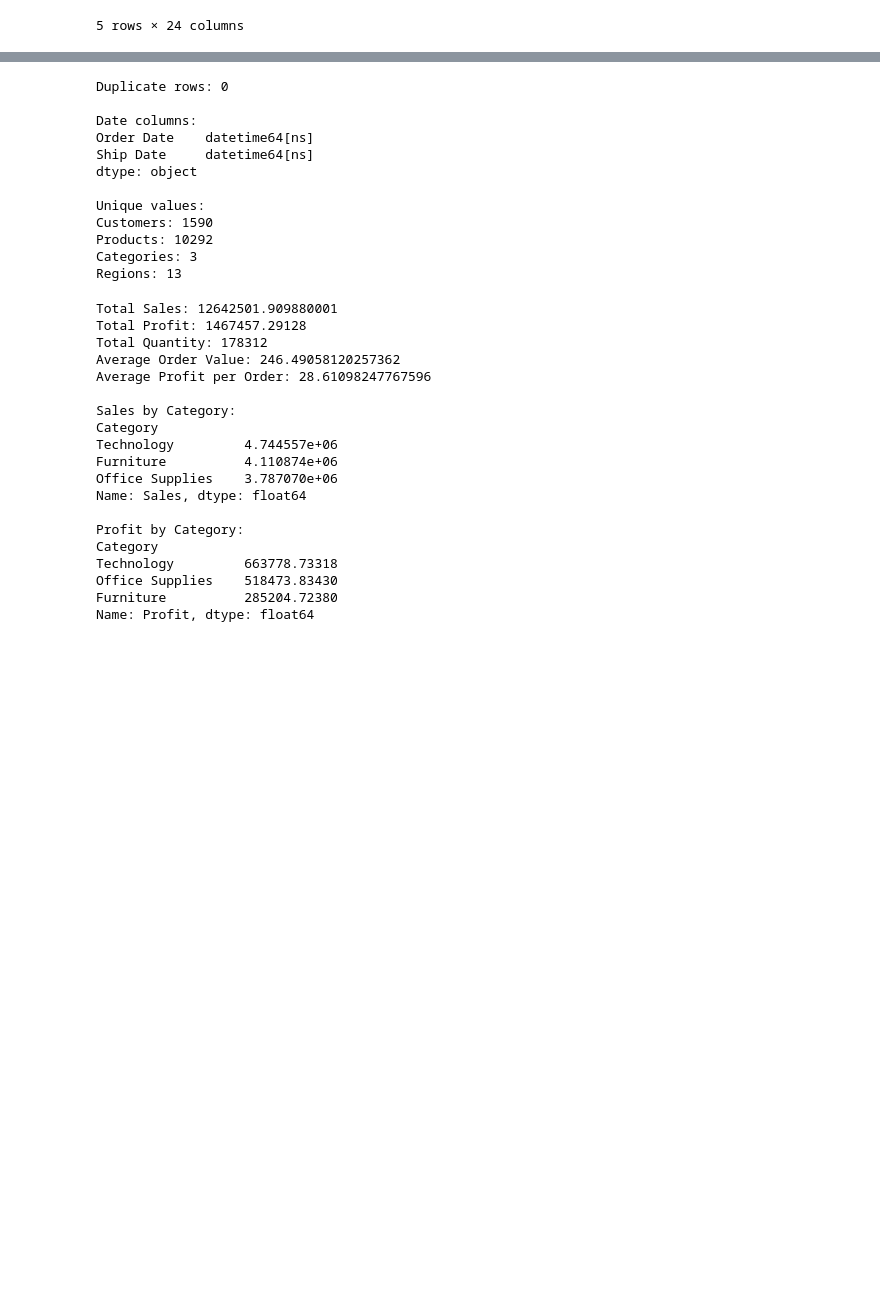
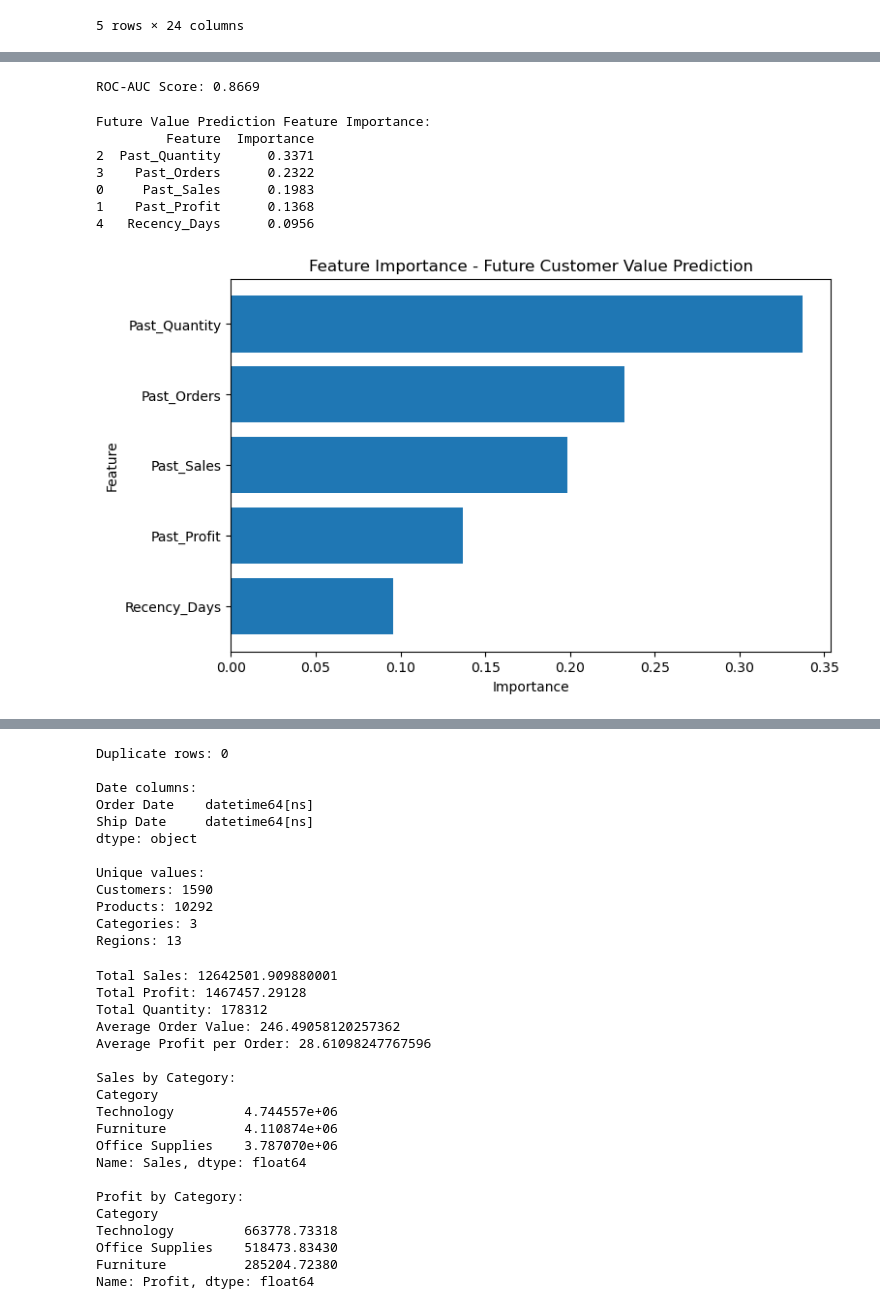
Before and after one commit to shaurya3000/E-Commerce-Data-Science, a Jupyter notebook: analysis/ecommerce_analysis.ipynb, the cells around one changed output, grey strips where cells are left out. Cells and saved outputs as stored; diff of their text form; code cells hidden in the pictures; blank space fills up the shorter version.

```diff
--- a/analysis/ecommerce_analysis.ipynb
+++ b/analysis/ecommerce_analysis.ipynb
@@ -62,0 +225,17 @@ dtype: object
+# %%
+# Train Future Value Prediction Model
+
+from sklearn.ensemble import RandomForestClassifier
+
+future_model = RandomForestClassifier(
+    n_estimators=200,
+    random_state=42,
+    class_weight="balanced"
+)
+
+future_model.fit(X_train_future, y_train_future)
+
+# Predictions
+y_pred_future = future_model.predict(X_test_future)
+
+print("Future Value Prediction Model trained successfully.")
@@ -62,0 +297,48 @@ dtype: object
+# %%
+# ROC-AUC Evaluation
+
+from sklearn.metrics import roc_auc_score
+
+y_prob_future = future_model.predict_proba(X_test_future)[:, 1]
+
+roc_auc_future = roc_auc_score(
+    y_test_future,
+    y_prob_future
+)
+
+print("ROC-AUC Score:", round(roc_auc_future, 4))
+# %% [output]
+ROC-AUC Score: 0.8669
+# %%
+# Future Value Prediction - Feature Importance
+
+future_feature_importance = pd.DataFrame({
+    "Feature": X_future.columns,
+    "Importance": future_model.feature_importances_
+}).sort_values("Importance", ascending=False)
+
+print("Future Value Prediction Feature Importance:")
+print(future_feature_importance.round(4))
+
+plt.figure(figsize=(8, 5))
+
+plt.barh(
+    future_feature_importance["Feature"],
+    future_feature_importance["Importance"]
+)
+
+plt.xlabel("Importance")
+plt.ylabel("Feature")
+plt.title("Feature Importance - Future Customer Value Prediction")
+plt.gca().invert_yaxis()
+
+plt.show()
+# %% [output]
+Future Value Prediction Feature Importance:
+         Feature  Importance
+2  Past_Quantity      0.3371
+3    Past_Orders      0.2322
+0     Past_Sales      0.1983
+1    Past_Profit      0.1368
+4   Recency_Days      0.0956
+[figure, added]
```
Also changed, not shown: parts of 19 cells of this notebook, 1 other file.
